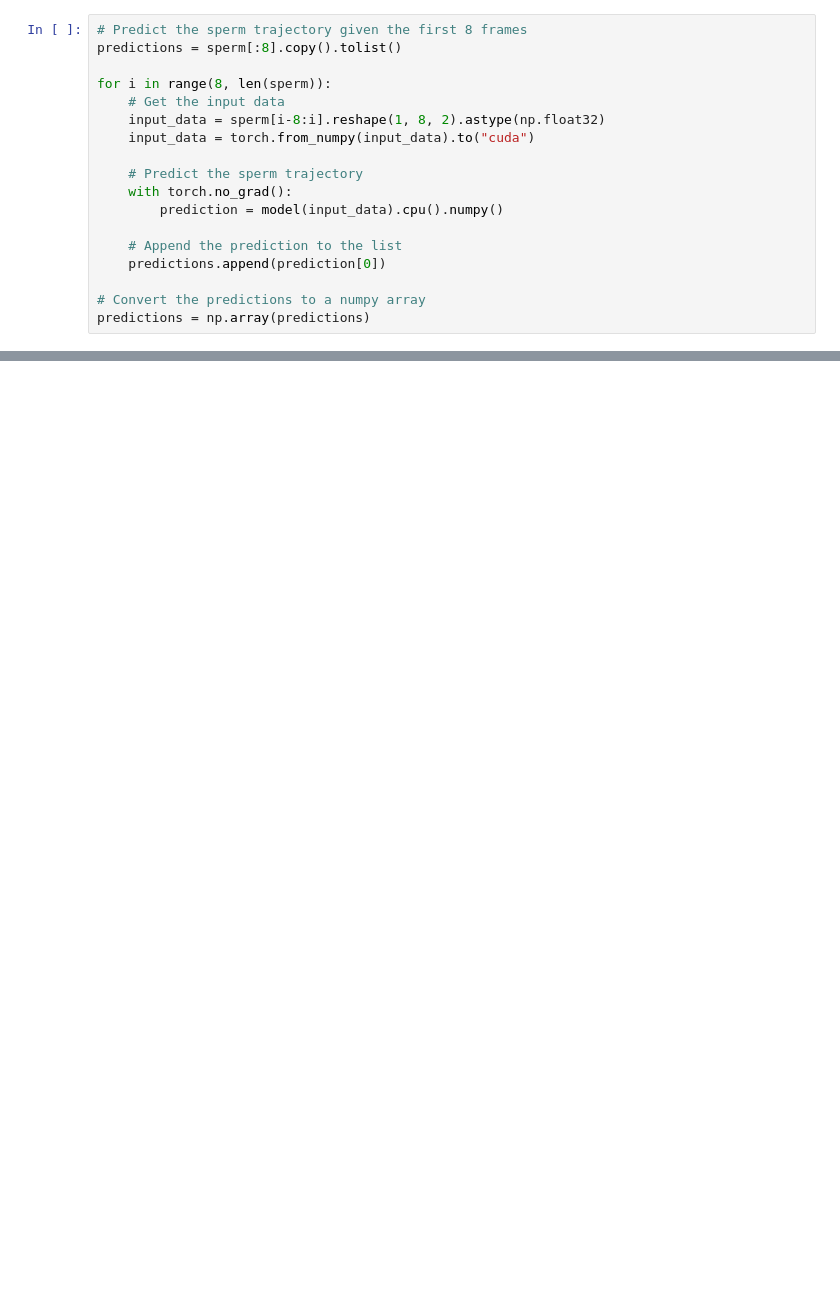
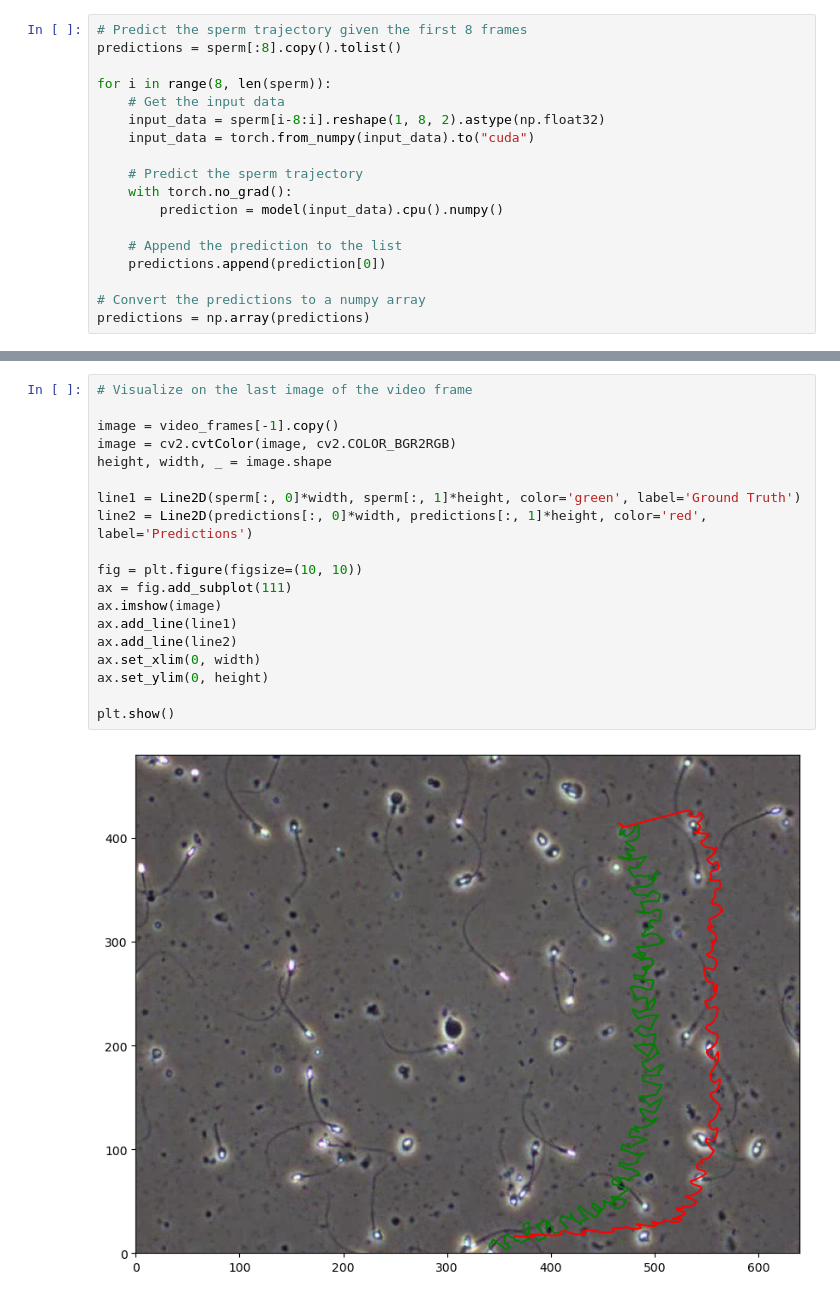
Before and after one commit to CAS-ReproLab/Sperm_Object_Tracking, a Jupyter notebook: UnifiedFramework/inference.ipynb, the cells around one changed output, grey strips where cells are left out. Saved outputs shown, nothing was run; the diff lists cells and outputs as text; blank space fills up the shorter version.

```diff
--- a/UnifiedFramework/inference.ipynb
+++ b/UnifiedFramework/inference.ipynb
@@ -83,0 +90,21 @@ cv2.imshow('frame', img)
+# %%
+# Visualize on the last image of the video frame
+
+image = video_frames[-1].copy()
+image = cv2.cvtColor(image, cv2.COLOR_BGR2RGB)
+height, width, _ = image.shape
+
+line1 = Line2D(sperm[:, 0]*width, sperm[:, 1]*height, color='green', label='Ground Truth')
+line2 = Line2D(predictions[:, 0]*width, predictions[:, 1]*height, color='red', label='Predictions')
+
+fig = plt.figure(figsize=(10, 10))
+ax = fig.add_subplot(111)
+ax.imshow(image)
+ax.add_line(line1)
+ax.add_line(line2)
+ax.set_xlim(0, width)
+ax.set_ylim(0, height)
+
+plt.show()
+# %% [output]
+[figure, added]
```
Also changed, not shown: parts of 4 cells of this notebook.
